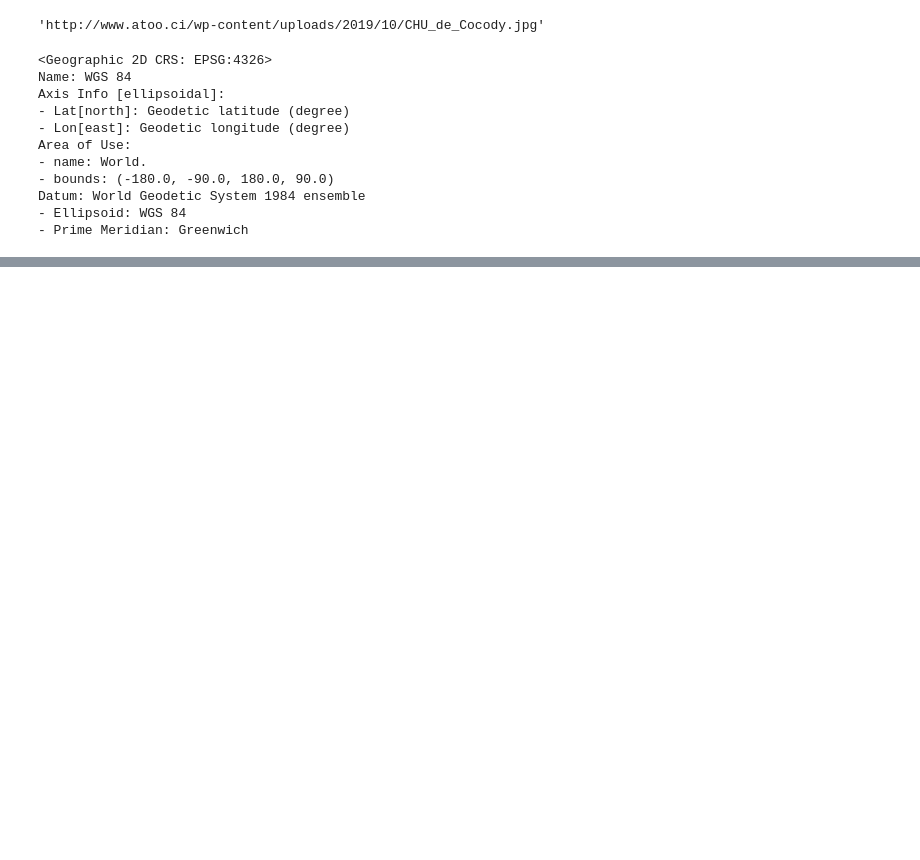
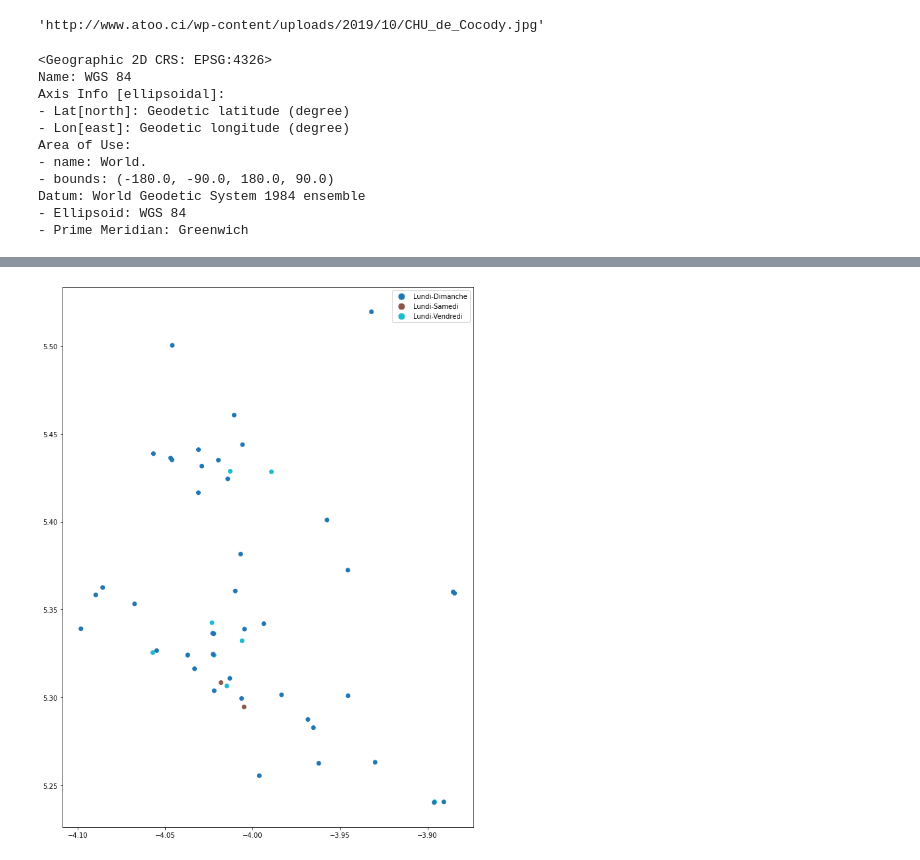
Before and after one commit to Djatche/Abidjan-sites-covid, a Jupyter notebook: covid_19_abidjan.ipynb, the cells around one changed output, grey strips where cells are left out. Drawn from its saved outputs; the diff is of its cells as text; code cells hidden in the pictures; blank space fills up the shorter version.

```diff
--- a/covid_19_abidjan.ipynb
+++ b/covid_19_abidjan.ipynb
@@ -179,3 +213,8 @@ plt.show()
+# %%
+sites_covid_abidjan_gdf.plot(column="Jours d'ouverture", figsize=(15,15), legend=True)
+plt.show()
+# %% [output]
+[figure, added]
 # %%
 sites_covid_abidjan_gdf.head()
 # %% [output]
```
Also changed, not shown: parts of 29 cells of this notebook.
